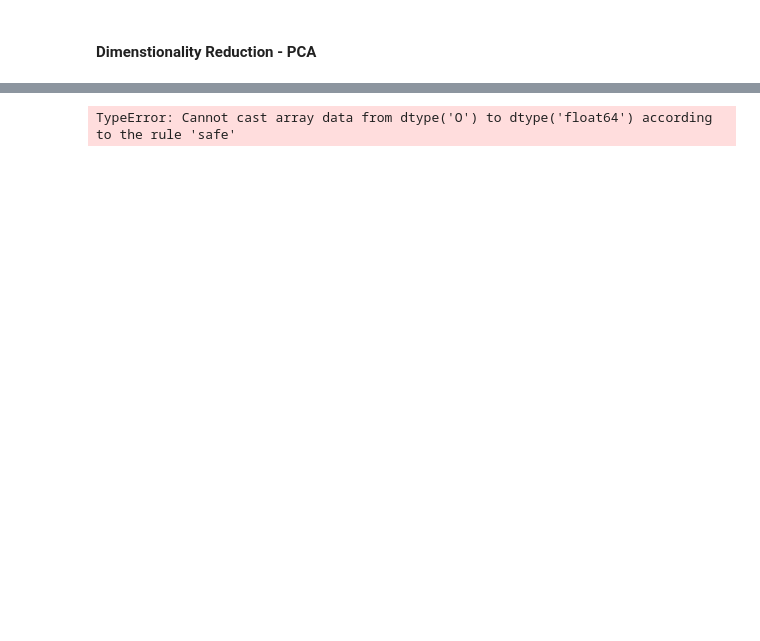
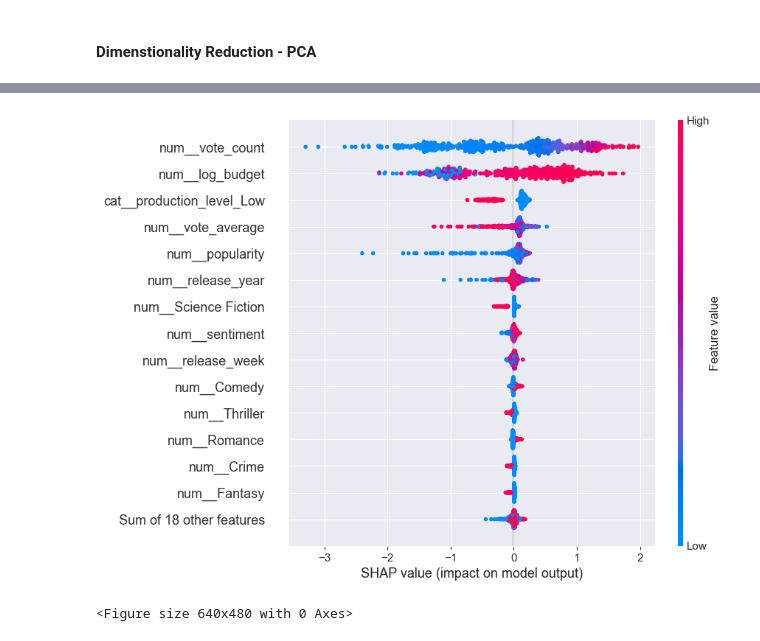
Before and after one commit to jessahal/Box-office-predictions, a Jupyter notebook: box_office_model_fitting.ipynb, the cells around one changed output, grey strips where cells are left out. Cells and saved outputs as stored; diff of their text form; code cells hidden in the pictures; blank space fills up the shorter version.

```diff
--- a/box_office_model_fitting.ipynb
+++ b/box_office_model_fitting.ipynb
@@ -445,13 +446,30 @@ Root Mean Squared Error (PCA + LassoCV): 1.5730575378057923
 # %%
-# SHAP Explainer for the trained model
-# Use the PCA-transformed features as the input for the explainer
-explainer = shap.Explainer(model_pca.named_steps['regressor'], X_train)
-shap_values = explainer(X_test)
+# Step 1: Preprocess the data (using the same transformation as in your pipeline)
+X_test_transformed = model_xgb.named_steps['preprocessor'].transform(X_test)
 
-# Visualize feature importance
-shap.summary_plot(shap_values, X_test)
+# Step 2: Fit the model (already done earlier)
+# model_rf.fit(X_train, y_train)  # Already fit earlier
 
-# If you want to explore individual feature impact (e.g., 'log_budget')
-shap.dependence_plot('log_budget', shap_values, X_test)
+# Step 3: Initialize SHAP Explainer
+explainer = shap.Explainer(model_rf.named_steps['regressor'], X_test_transformed)
+
+# Step 4: Compute SHAP values
+shap_values = explainer(X_test_transformed)
+
+# Step 5: Get feature names (these come from the preprocessor pipeline)
+# Categorical features will have their one-hot encoded names
+# For example, if the 'production_level' has three possible values,
+# the one-hot encoder will create three new features with the original column name and the class labels.
+feature_names = model_rf.named_steps['preprocessor'].get_feature_names_out()
+
+# Step 6: Beeswarm plot of top 15 features
+exp = shap.Explanation(shap_values.values, shap_values.base_values, X_test_transformed, feature_names=feature_names)
+
+# Visualize top 15 most important features
+shap.plots.beeswarm(exp, max_display=15)
+
+# Show the plot
+plt.show()
 # %% [output]
+[figure, added]
-TypeError: Cannot cast array data from dtype('O') to dtype('float64') according to the rule 'safe'
+<Figure size 640x480 with 0 Axes>
```
Also changed, not shown: parts of 8 cells of this notebook.
